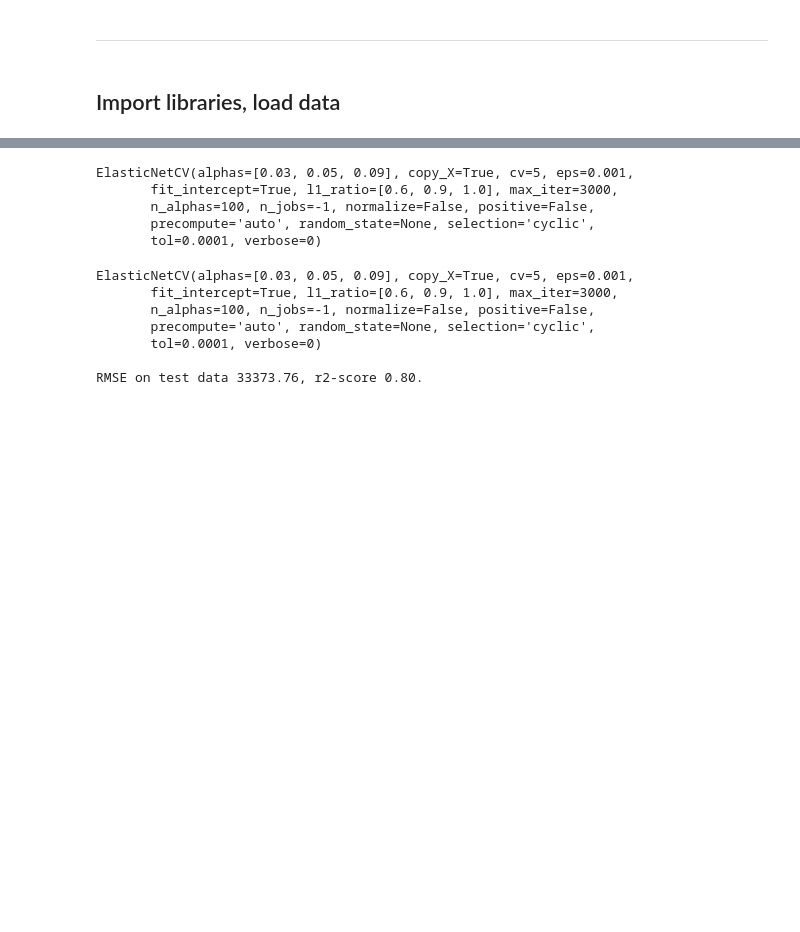
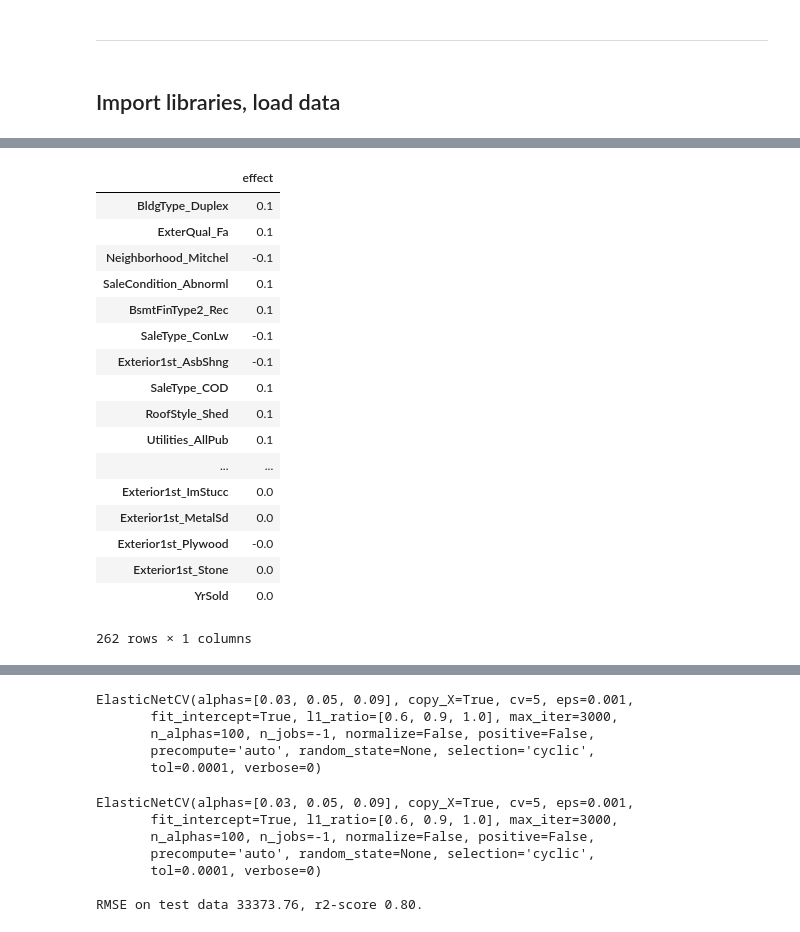
Before and after one commit to rbuerki/projects-ml, a Jupyter notebook: price_prediction_ames_housing/4-Interpretation_Feature_Importance.ipynb, the cells around one changed output, grey strips where cells are left out. Saved outputs shown, nothing was run; the diff lists cells and outputs as text; code cells hidden in the pictures; blank space fills up the shorter version.

```diff
--- a/price_prediction_ames_housing/4-Interpretation_Feature_Importance.ipynb
+++ b/price_prediction_ames_housing/4-Interpretation_Feature_Importance.ipynb
@@ -76,0 +93,49 @@ Use my 'quick & dirty' function for a baseline model on unprocessed data.
+# %%
+def print_coef_weights(X_train, y_train, model, n_bootstrap=10):
+    '''
+    Output estimates for coefficient weights and corresponding error.
+    The error is calculated using bootstrap resamplings of the data.
+
+    ARGUMENTS:
+    model: fitted model instance
+    n_bootstrap: int number of bootstrap resamplings
+
+    RETURNS:
+    coefs_df: dataframe holding estimate for coeff weights and error
+    '''
+    coefs_df = pd.DataFrame(index=X_train.columns)
+    coefs_df['effect'] = model.coef_.round(1)
+
+    # calculate modulo of coefs_ for sorting the df only, drop then
+    coefs_df['abs_coefs'] = np.abs(coefs_df['effect'])
+    coefs_df = coefs_df.sort_values('abs_coefs', ascending=False)
+    coefs_df.drop('abs_coefs', axis=1, inplace=True)
+
+#     # add uncertainty with help of bootstrap resamling
+#     np.random.seed(1)
+#     err = np.std([model.fit(*resample(X_train, y_train)) \
+#         .coef_ for i in range(100)], 0)
+#     coefs_df['error'] = err.round(0)
+
+    return coefs_df
+# %%
+print_coef_weights(X, y, elastic_net_final)
+# %% [output]
+|  | effect |
+| BldgType_Duplex | 0.1 |
+| ExterQual_Fa | 0.1 |
+| Neighborhood_Mitchel | -0.1 |
+| SaleCondition_Abnorml | 0.1 |
+| BsmtFinType2_Rec | 0.1 |
+| SaleType_ConLw | -0.1 |
+| Exterior1st_AsbShng | -0.1 |
+| SaleType_COD | 0.1 |
+| RoofStyle_Shed | 0.1 |
+| Utilities_AllPub | 0.1 |
+| ... | ... |
+| Exterior1st_ImStucc | 0.0 |
+| Exterior1st_MetalSd | 0.0 |
+| Exterior1st_Plywood | -0.0 |
+| Exterior1st_Stone | 0.0 |
+| YrSold | 0.0 |
+262 rows × 1 columns
```
Also changed, not shown: parts of 11 cells of this notebook, 1 other file.
